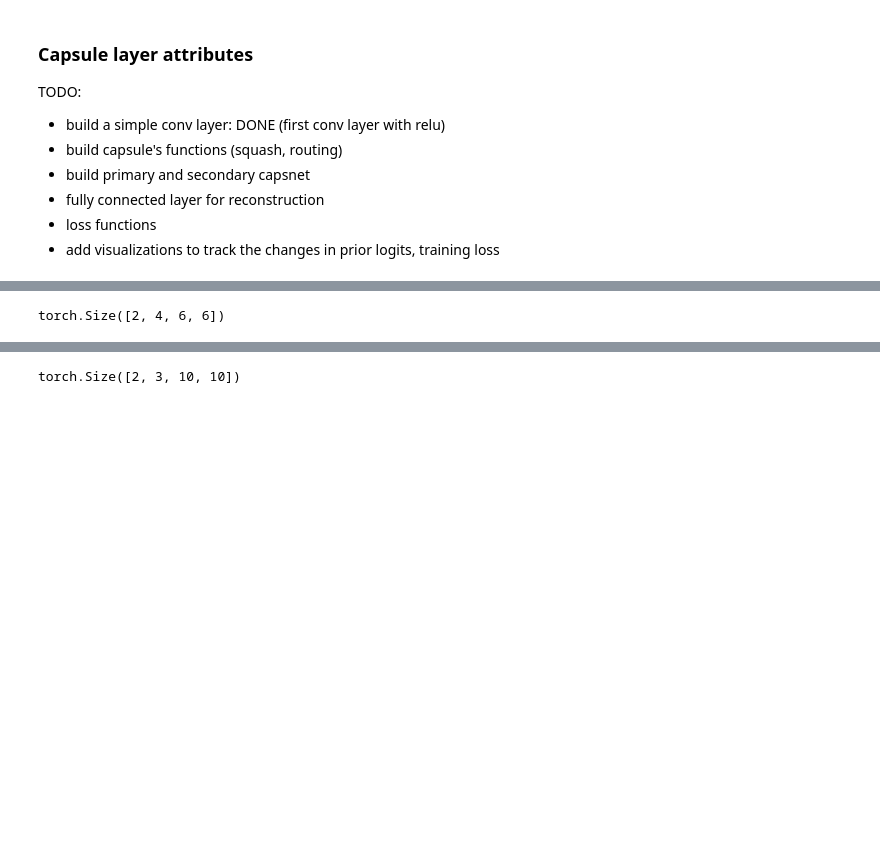
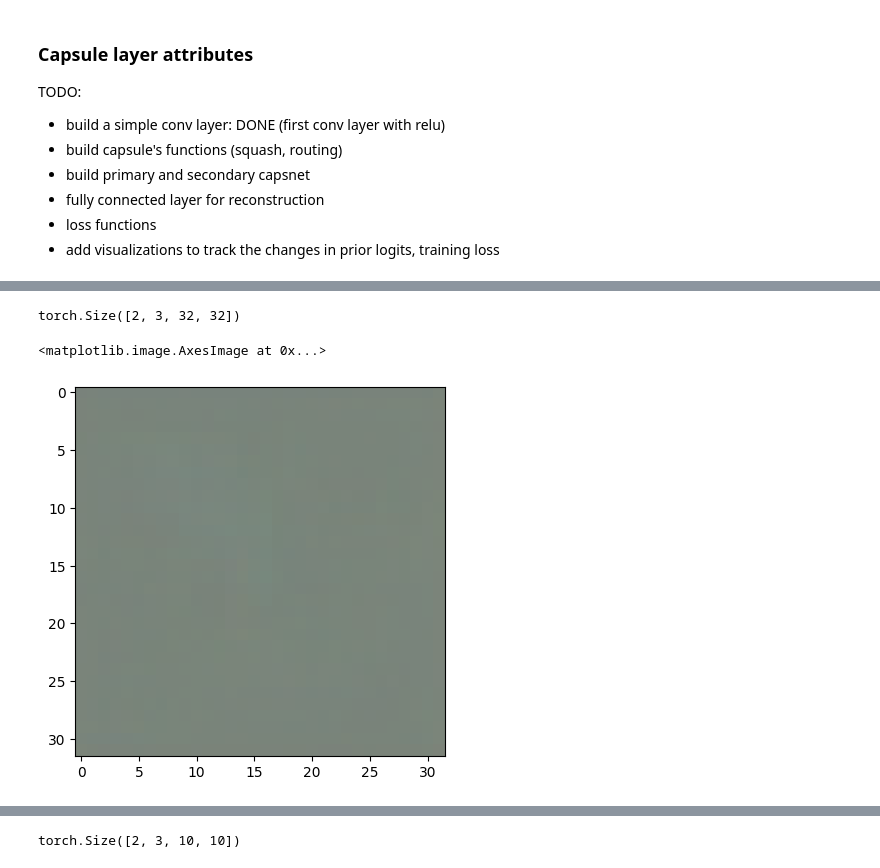
Before and after one commit to isthatm/TrafficSignClassification, a Jupyter notebook: src/DL_traffic_sign.ipynb, the cells around one changed output, grey strips where cells are left out. Saved outputs shown, nothing was run; the diff lists cells and outputs as text; code cells hidden in the pictures; blank space fills up the shorter version.

```diff
--- a/src/DL_traffic_sign.ipynb
+++ b/src/DL_traffic_sign.ipynb
@@ -623,23 +621,44 @@ torch.Size([1, 1, 32, 32])
 # %%
+digit_channels = 16
+digit_num_caps = 43
+
+grey_scale_decoder = nn.Sequential(
+                nn.Linear(digit_channels*digit_num_caps, 576, device='cuda'),
+                nn.ReLU(),
+                nn.Linear(576, 1600, device='cuda'),
+                nn.ReLU(),
+                nn.Linear(1600, 1024, device='cuda'),
+                nn.Sigmoid()
+        )
+
 RGB_decoder = nn.Sequential(
-            nn.Conv2d(digit_channels, 4, 3),
+            nn.Upsample(size=(8, 8)),
+            nn.Conv2d(16, 4, 3, padding='same'),
             nn.ReLU(),
 
-            # nn.Upsample(scale_factor=2),
-            # nn.Conv2d(4, 8, 3),
-            # nn.ReLU(),
 
-            # nn.Upsample(scale_factor=2),
-            # nn.Conv2d(8, 16, 3),
-            # nn.ReLU(),
+            nn.Upsample(scale_factor=2),
+            nn.Conv2d(4, 8, 3, padding='same'),
+            nn.ReLU(),
 
-            # nn.Conv2d(16, 3, 3),
-            # nn.Sigmoid()
+            nn.Upsample(scale_factor=2),
+            nn.Conv2d(8, 16, 3, padding='same'),
+            nn.ReLU(),
+
+            nn.Conv2d(16, 3, 3, padding='same'),
+            nn.Sigmoid()
         )
-inputs = torch.rand(2, 43, 16, 1).view(2, -1)
-decoder = nn.Linear(digit_channels*digit_num_caps, 1024)
-decoded_v = decoder(inputs).view(2, digit_channels, 8, 8)
-output = RGB_decoder(decoded_v)
-print(output.size())
+inputs = torch.ones(2, 43, 16, 1).view(2, -1)
+decoder = nn.Linear(digit_channels*digit_num_caps, 400)
+decoded_v = decoder(inputs).view(2, digit_channels, 5, 5) #torch.Size([2, 16, 8, 8])
+
+inputs2 = torch.ones(2, 43, 16, 1, device = 'cuda').view(2, -1)
+
+output1 = RGB_decoder(decoded_v)
+output2 = grey_scale_decoder(inputs2)
+print(output1.size())
+plt.imshow(output1[0].permute(1, 2, 0).detach().numpy())
 # %% [output]
-torch.Size([2, 4, 6, 6])
+torch.Size([2, 3, 32, 32])
+<matplotlib.image.AxesImage at 0x...>
+[figure, added]
```
Also changed, not shown: parts of 4 cells of this notebook.
